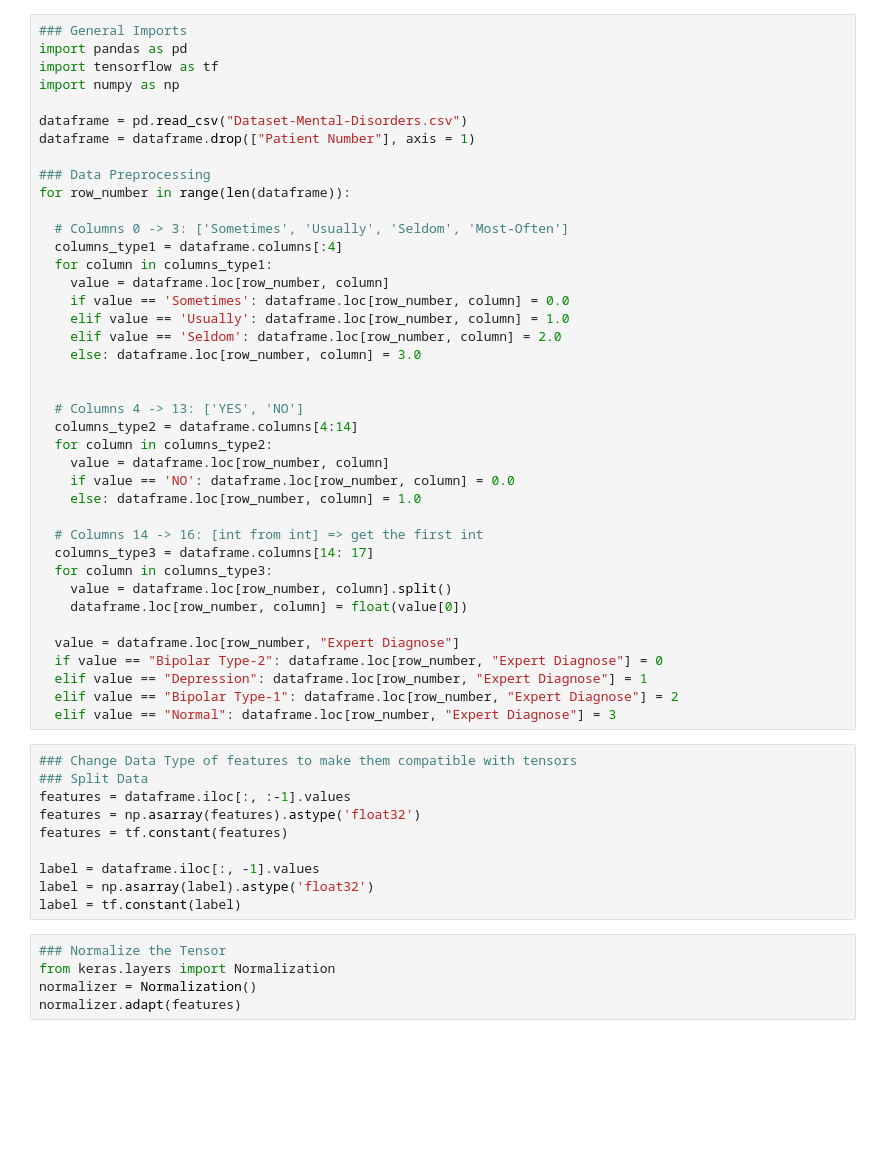
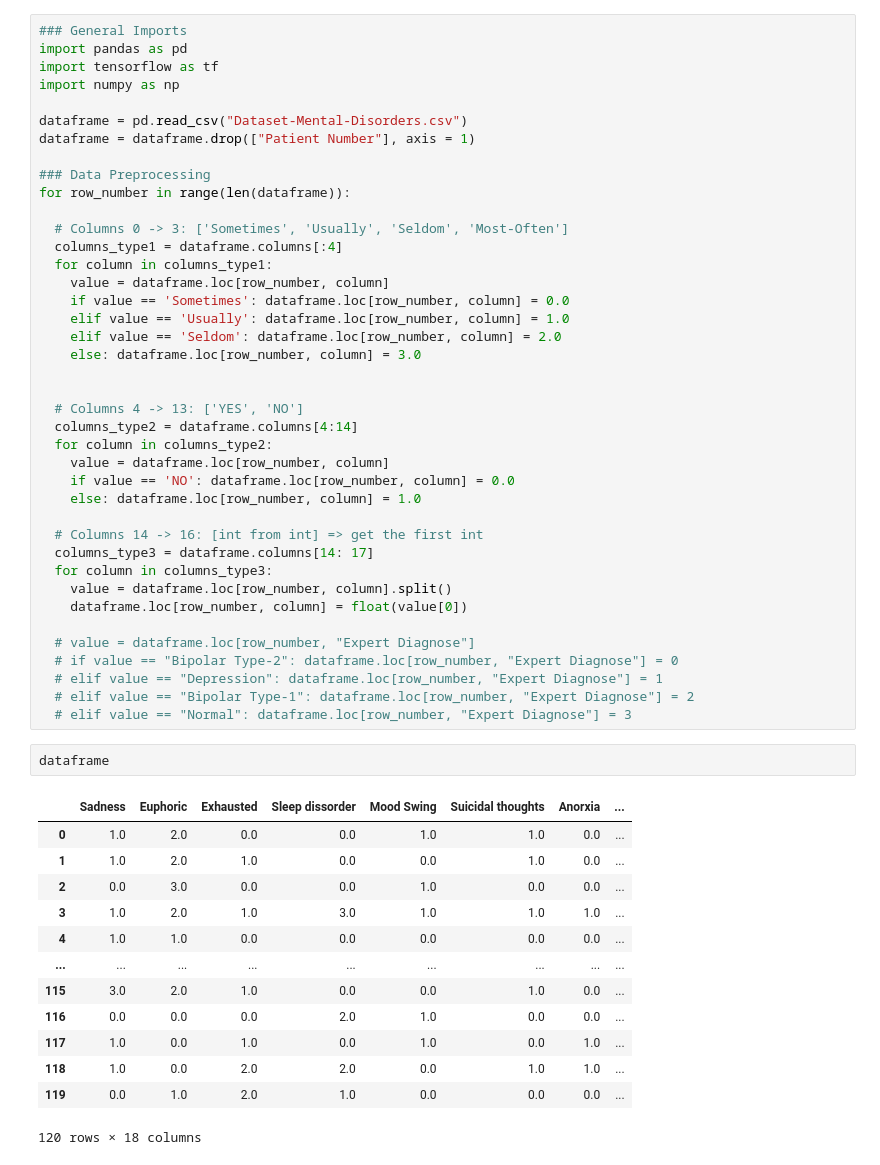
Before and after one commit to MarcDagher/Machine-Learning-Practice, a Jupyter notebook: Classification/Mental Disorders/[ERRORED]ANN_classification.ipynb, the cells around one changed output. Cells and saved outputs as stored; diff of their text form; blank space fills up the shorter version.

```diff
--- a/Classification/Mental Disorders/[ERRORED]ANN_classification.ipynb
+++ b/Classification/Mental Disorders/[ERRORED]ANN_classification.ipynb
@@ -33,23 +33,24 @@ for row_number in range(len(dataframe)):
     value = dataframe.loc[row_number, column].split()
     dataframe.loc[row_number, column] = float(value[0])
 
-  value = dataframe.loc[row_number, "Expert Diagnose"]
-  if value == "Bipolar Type-2": dataframe.loc[row_number, "Expert Diagnose"] = 0
-  elif value == "Depression": dataframe.loc[row_number, "Expert Diagnose"] = 1
-  elif value == "Bipolar Type-1": dataframe.loc[row_number, "Expert Diagnose"] = 2
-  elif value == "Normal": dataframe.loc[row_number, "Expert Diagnose"] = 3
+  # value = dataframe.loc[row_number, "Expert Diagnose"]
+  # if value == "Bipolar Type-2": dataframe.loc[row_number, "Expert Diagnose"] = 0
+  # elif value == "Depression": dataframe.loc[row_number, "Expert Diagnose"] = 1
+  # elif value == "Bipolar Type-1": dataframe.loc[row_number, "Expert Diagnose"] = 2
+  # elif value == "Normal": dataframe.loc[row_number, "Expert Diagnose"] = 3
-# %%
-### Change Data Type of features to make them compatible with tensors
-### Split Data
-features = dataframe.iloc[:, :-1].values
-features = np.asarray(features).astype('float32')
-features = tf.constant(features)
-
-label = dataframe.iloc[:, -1].values
-label = np.asarray(label).astype('float32')
-label = tf.constant(label)
-# %%
-### Normalize the Tensor
-from keras.layers import Normalization
-normalizer = Normalization()
-normalizer.adapt(features)
+# %%
+dataframe
+# %% [output]
+|  | Sadness | Euphoric | Exhausted | Sleep dissorder | Mood Swing | Suicidal thoughts | Anorxia | ... |
+| 0 | 1.0 | 2.0 | 0.0 | 0.0 | 1.0 | 1.0 | 0.0 | ... |
+| 1 | 1.0 | 2.0 | 1.0 | 0.0 | 0.0 | 1.0 | 0.0 | ... |
+| 2 | 0.0 | 3.0 | 0.0 | 0.0 | 1.0 | 0.0 | 0.0 | ... |
+| 3 | 1.0 | 2.0 | 1.0 | 3.0 | 1.0 | 1.0 | 1.0 | ... |
+| 4 | 1.0 | 1.0 | 0.0 | 0.0 | 0.0 | 0.0 | 0.0 | ... |
+| ... | ... | ... | ... | ... | ... | ... | ... | ... |
+| 115 | 3.0 | 2.0 | 1.0 | 0.0 | 0.0 | 1.0 | 0.0 | ... |
+| 116 | 0.0 | 0.0 | 0.0 | 2.0 | 1.0 | 0.0 | 0.0 | ... |
+| 117 | 1.0 | 0.0 | 1.0 | 0.0 | 1.0 | 0.0 | 1.0 | ... |
+| 118 | 1.0 | 0.0 | 2.0 | 2.0 | 0.0 | 1.0 | 1.0 | ... |
+| 119 | 0.0 | 1.0 | 2.0 | 1.0 | 0.0 | 0.0 | 0.0 | ... |
+120 rows × 18 columns
```
Also changed, not shown: parts of 2 cells of this notebook, 1 other file.
